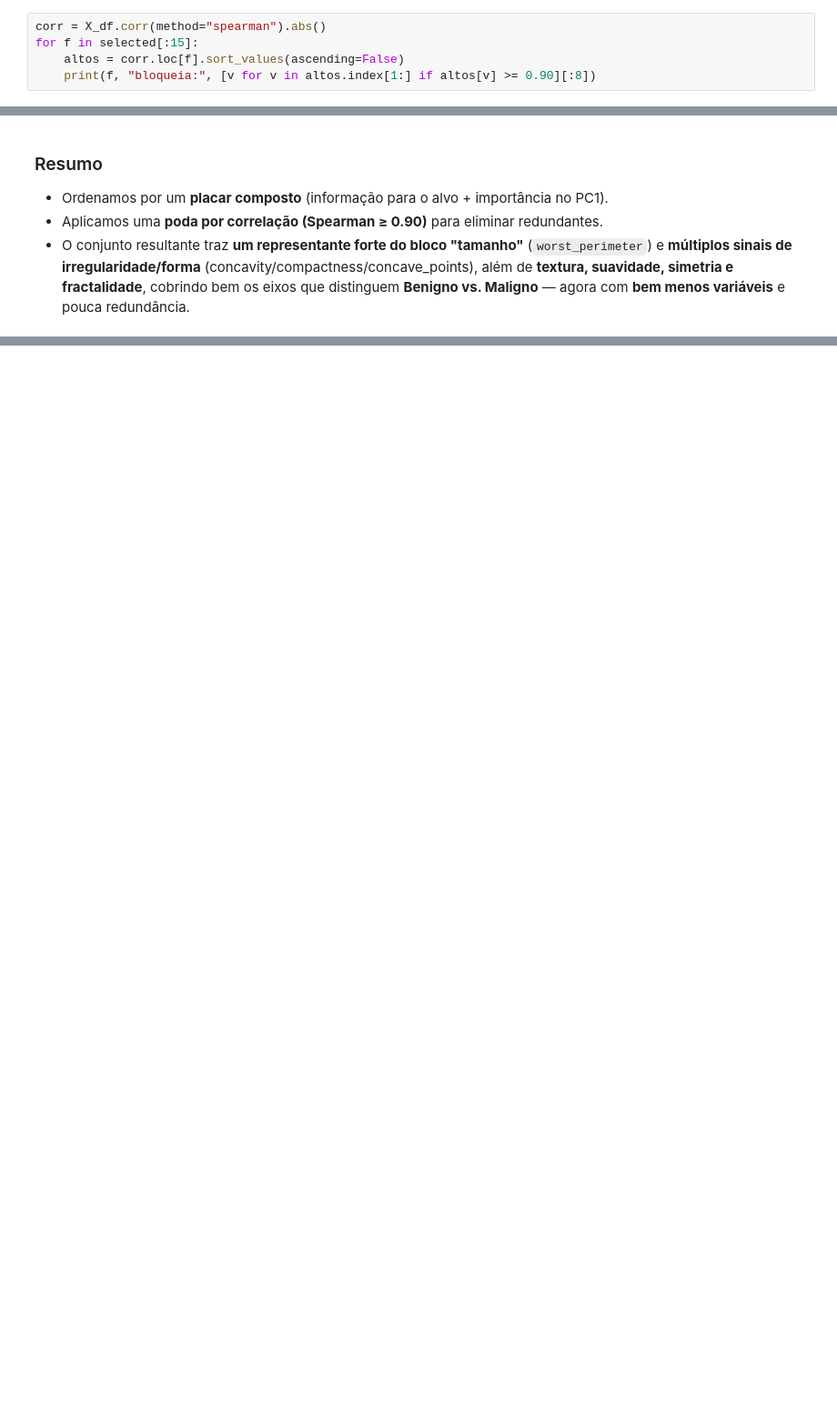
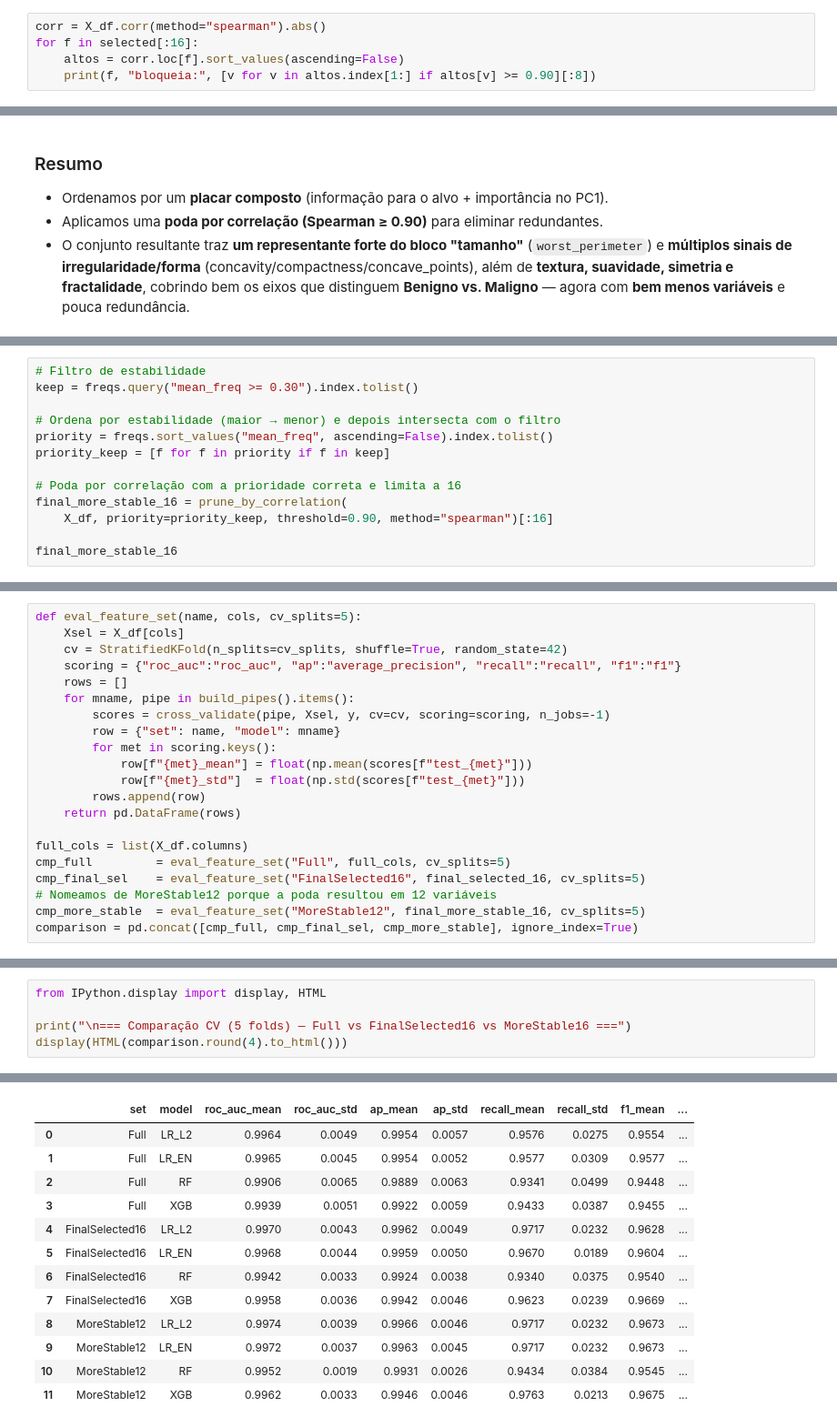
Before and after one commit to djflucena/tech-challenge-3, a Jupyter notebook: notebooks/01_exploracao_modelagem.ipynb, the cells around one changed output, grey strips where cells are left out. Shown at 91% size. Saved outputs shown, nothing was run; the diff lists cells and outputs as text; blank space fills up the shorter version.

```diff
--- a/notebooks/01_exploracao_modelagem.ipynb
+++ b/notebooks/01_exploracao_modelagem.ipynb
@@ -603,7 +605,7 @@ selected[:15]     # exibir primeiras 15
 ### Quem "bloqueou' quem?
 # %%
 corr = X_df.corr(method="spearman").abs()
-for f in selected[:15]:
+for f in selected[:16]:
     altos = corr.loc[f].sort_values(ascending=False)
     print(f, "bloqueia:", [v for v in altos.index[1:] if altos[v] >= 0.90][:8])
 # %% [output]
@@ -644,0 +1001,13 @@ pruned_cols = selected[:15]
+# %%
+# Filtro de estabilidade
+keep = freqs.query("mean_freq >= 0.30").index.tolist()
+
+# Ordena por estabilidade (maior → menor) e depois intersecta com o filtro
+priority = freqs.sort_values("mean_freq", ascending=False).index.tolist()
+priority_keep = [f for f in priority if f in keep]
+
+# Poda por correlação com a prioridade correta e limita a 16
+final_more_stable_16 = prune_by_correlation(
+    X_df, priority=priority_keep, threshold=0.90, method="spearman")[:16]
+
+final_more_stable_16
@@ -644,0 +1077,21 @@ pruned_cols = selected[:15]
+# %%
+def eval_feature_set(name, cols, cv_splits=5):
+    Xsel = X_df[cols]
+    cv = StratifiedKFold(n_splits=cv_splits, shuffle=True, random_state=42)
+    scoring = {"roc_auc":"roc_auc", "ap":"average_precision", "recall":"recall", "f1":"f1"}
+    rows = []
+    for mname, pipe in build_pipes().items():
+        scores = cross_validate(pipe, Xsel, y, cv=cv, scoring=scoring, n_jobs=-1)
+        row = {"set": name, "model": mname}
+        for met in scoring.keys():
+            row[f"{met}_mean"] = float(np.mean(scores[f"test_{met}"]))
+            row[f"{met}_std"]  = float(np.std(scores[f"test_{met}"]))
+        rows.append(row)
+    return pd.DataFrame(rows)
+
+full_cols = list(X_df.columns)
+cmp_full         = eval_feature_set("Full", full_cols, cv_splits=5)
+cmp_final_sel    = eval_feature_set("FinalSelected16", final_selected_16, cv_splits=5)
+# Nomeamos de MoreStable12 porque a poda resultou em 12 variáveis
+cmp_more_stable  = eval_feature_set("MoreStable12", final_more_stable_16, cv_splits=5)
+comparison = pd.concat([cmp_full, cmp_final_sel, cmp_more_stable], ignore_index=True)
@@ -644,0 +1100,6 @@ pruned_cols = selected[:15]
+# %%
+from IPython.display import display, HTML
+
+print("\n=== Comparação CV (5 folds) — Full vs FinalSelected16 vs MoreStable16 ===")
+display(HTML(comparison.round(4).to_html()))
+# %% [output]
@@ -644,0 +1107,13 @@ pruned_cols = selected[:15]
+|  | set | model | roc_auc_mean | roc_auc_std | ap_mean | ap_std | recall_mean | recall_std | f1_mean | ... |
+| 0 | Full | LR_L2 | 0.9964 | 0.0049 | 0.9954 | 0.0057 | 0.9576 | 0.0275 | 0.9554 | ... |
+| 1 | Full | LR_EN | 0.9965 | 0.0045 | 0.9954 | 0.0052 | 0.9577 | 0.0309 | 0.9577 | ... |
+| 2 | Full | RF | 0.9906 | 0.0065 | 0.9889 | 0.0063 | 0.9341 | 0.0499 | 0.9448 | ... |
+| 3 | Full | XGB | 0.9939 | 0.0051 | 0.9922 | 0.0059 | 0.9433 | 0.0387 | 0.9455 | ... |
+| 4 | FinalSelected16 | LR_L2 | 0.9970 | 0.0043 | 0.9962 | 0.0049 | 0.9717 | 0.0232 | 0.9628 | ... |
+| 5 | FinalSelected16 | LR_EN | 0.9968 | 0.0044 | 0.9959 | 0.0050 | 0.9670 | 0.0189 | 0.9604 | ... |
+| 6 | FinalSelected16 | RF | 0.9942 | 0.0033 | 0.9924 | 0.0038 | 0.9340 | 0.0375 | 0.9540 | ... |
+| 7 | FinalSelected16 | XGB | 0.9958 | 0.0036 | 0.9942 | 0.0046 | 0.9623 | 0.0239 | 0.9669 | ... |
+| 8 | MoreStable12 | LR_L2 | 0.9974 | 0.0039 | 0.9966 | 0.0046 | 0.9717 | 0.0232 | 0.9673 | ... |
+| 9 | MoreStable12 | LR_EN | 0.9972 | 0.0037 | 0.9963 | 0.0045 | 0.9717 | 0.0232 | 0.9673 | ... |
+| 10 | MoreStable12 | RF | 0.9952 | 0.0019 | 0.9931 | 0.0026 | 0.9434 | 0.0384 | 0.9545 | ... |
+| 11 | MoreStable12 | XGB | 0.9962 | 0.0033 | 0.9946 | 0.0046 | 0.9763 | 0.0213 | 0.9675 | ... |
```
Also changed, not shown: parts of 23 cells of this notebook, 2 other files.
